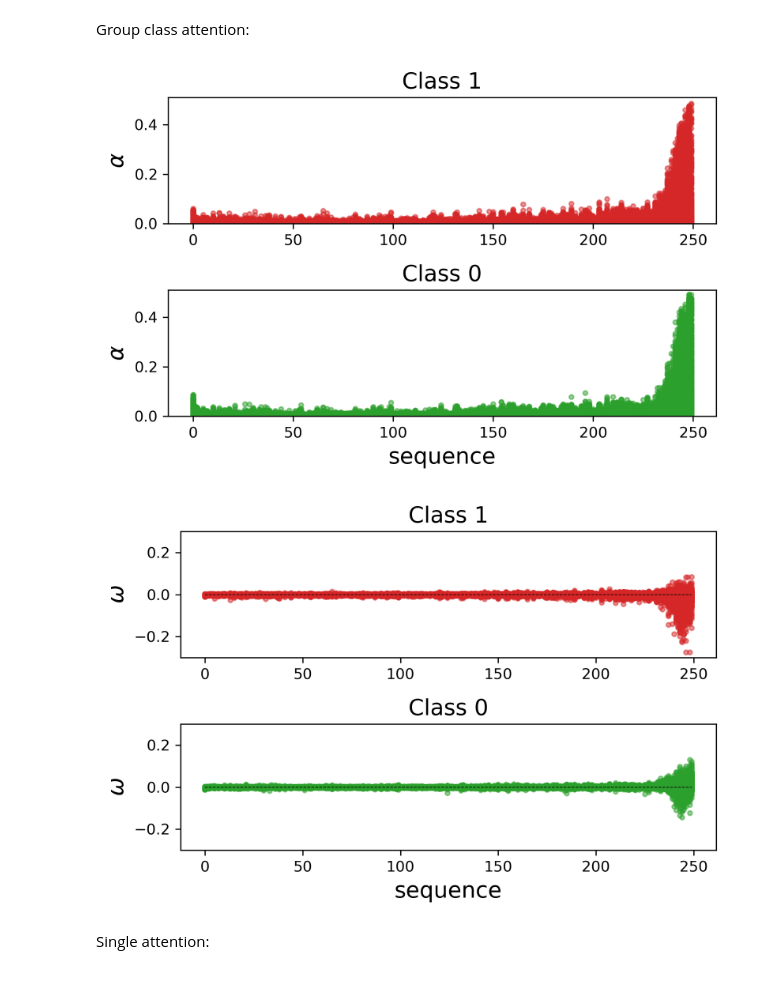
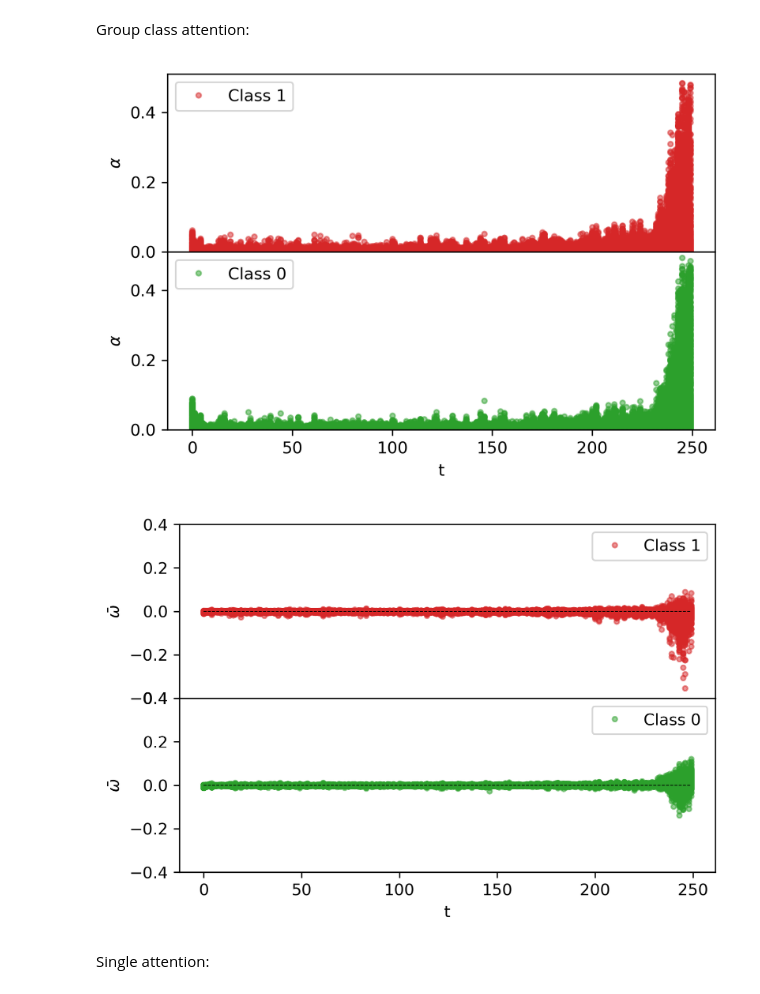
Before and after one commit to samuelefiorini/tangle, a Jupyter notebook: notebooks/models/attention_viz.ipynb, the cells around one changed output. Saved outputs shown, nothing was run; the diff lists cells and outputs as text; code cells hidden in the pictures.

Commit message:
figures notebook edit

```diff
--- a/notebooks/models/attention_viz.ipynb
+++ b/notebooks/models/attention_viz.ipynb
@@ -92,40 +92,39 @@ pos = np.where(D[1] == 1)[0] # global var used inside plot_attention
 #     out[_idx] = float('nan')
 #     return out
 
-def plot_attention(c, xaxis, label, ylim):
-    plt.figure(dpi=300)
-    plt.subplot(2,1,1)
+def plot_attention(c, xaxis, label, ylim, fs = 10):
+    f, (ax1, ax2) = plt.subplots(2, sharex=True, sharey=True, dpi=300)
     for i in pos:
-        plt.plot(xaxis, c[i, :].T, '.', color='C3', alpha=0.5)
-    plt.plot(xaxis, np.zeros_like(xaxis), '--', color='k', linewidth=0.5)
-    plt.ylim(ylim)
-    plt.title('Class 1', fontsize=15)
-    plt.ylabel(r'$\{}$'.format(label), fontsize=15)
+        ax1.plot(xaxis, c[i, :].T, '.', color='C3', alpha=0.5)
+    ax1.plot(xaxis, np.zeros_like(xaxis), '--', color='k', linewidth=0.5)
+    ax1.set_ylim(ylim)
+    ax1.set_ylabel(r'$\{}$'.format(label), fontsize=fs)
+    ax1.legend(['Class 1'])
 
-    plt.subplot(2,1,2)
     for i in neg:
-        plt.plot(xaxis, c[i, :].T, '.', color='C2', alpha=0.5)
-    plt.plot(xaxis, np.zeros_like(xaxis), '--', color='k', linewidth=0.5)
-    plt.ylim(ylim)
-    plt.title('Class 0', fontsize=15)
-    plt.xlabel('sequence', fontsize=15)
-    plt.ylabel(r'$\{}$'.format(label), fontsize=15)
+        ax2.plot(xaxis, c[i, :].T, '.', color='C2', alpha=0.5)
+    ax2.plot(xaxis, np.zeros_like(xaxis), '--', color='k', linewidth=0.5)
+    ax2.set_ylim(ylim)
+    ax2.set_xlabel('t', fontsize=fs)
+    ax2.set_ylabel(r'$\{}$'.format(label), fontsize=fs)
+    ax2.legend(['Class 0'])
 
-    plt.tight_layout()
+    f.subplots_adjust(hspace=0)
+    plt.setp([a.get_xticklabels() for a in f.axes[:-1]], visible=False)
 
-    return plt
+    return f
 # %%
 plot_attention(avg_alpha, np.arange(avg_alpha.shape[1]), "alpha", [0, 0.51]);
 plt.savefig('figures/alphas_k={}.png'.format(cvk))
 plt.savefig('figures/alphas_k={}.tiff'.format(cvk))
 # %% [output]
-[figure, old version]
+[figure, new version]
 # %%
-plot_attention(avg_omega, np.arange(avg_omega.shape[1]), 'omega', [-0.3, 0.3]);
+plot_attention(avg_omega, np.arange(avg_omega.shape[1]), 'bar{\omega}', [-0.4, 0.4]);
 plt.savefig('figures/omegas_k={}.png'.format(cvk))
 plt.savefig('figures/omegas_k={}.tiff'.format(cvk))
 # %% [output]
-[figure, old version]
+[figure, new version]
 # %% [markdown]
 Single attention:
 # %%
```
Also changed, not shown: parts of 4 cells of this notebook, 4 other files.
